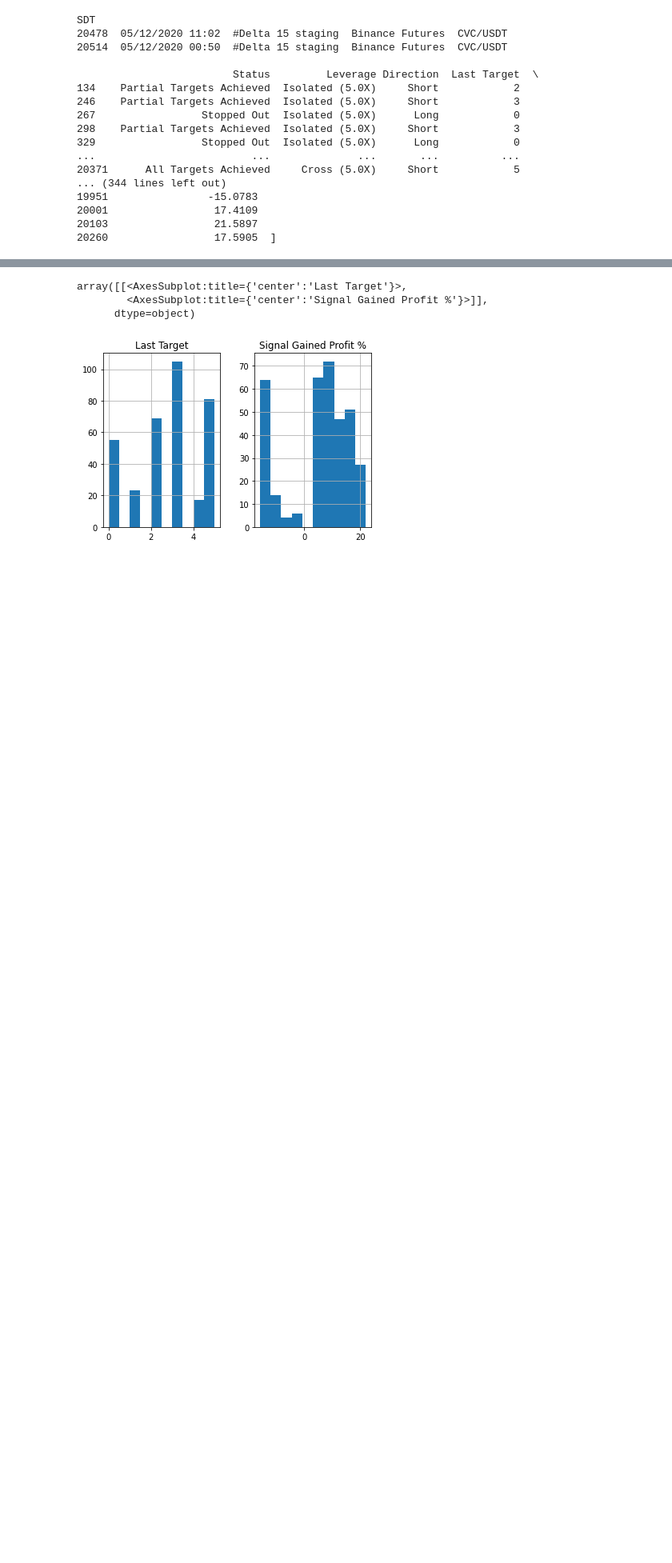
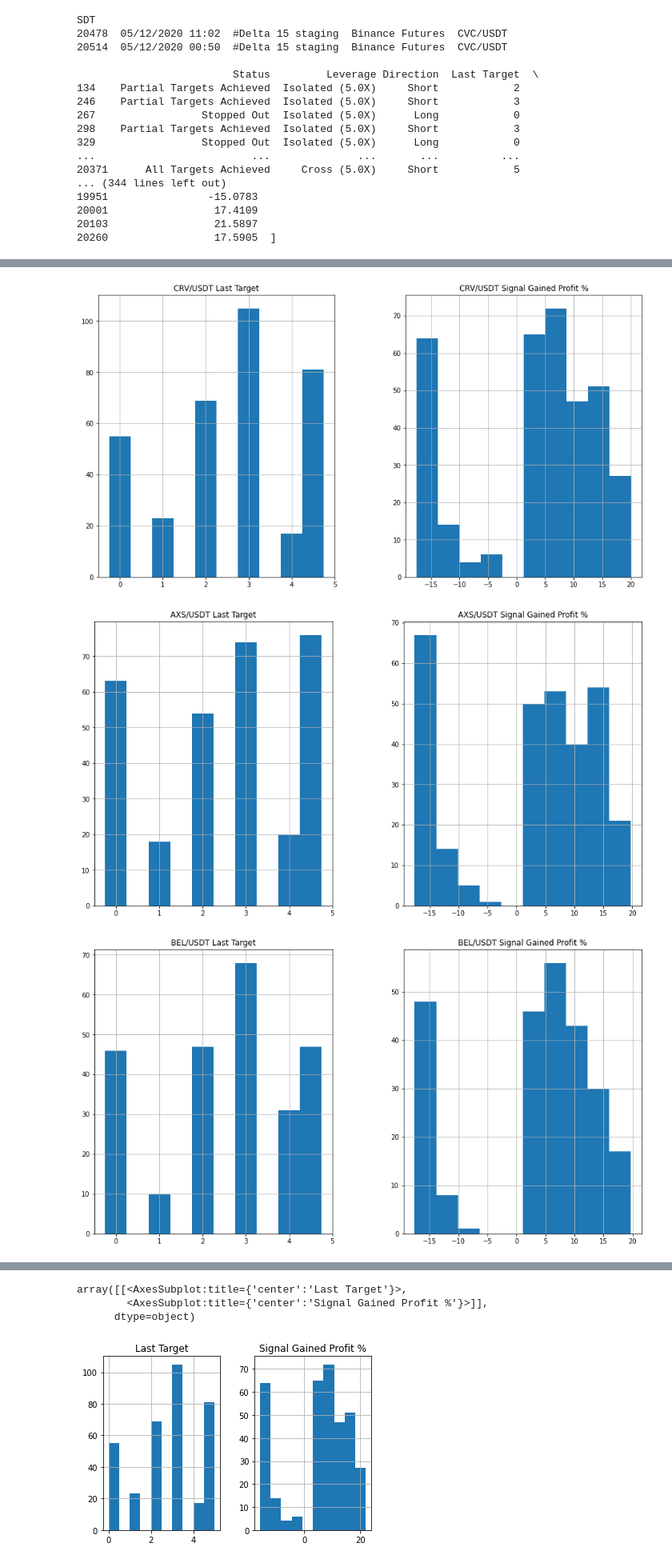
Before and after one commit to Toe971/Crypto-Bot-Data, a Jupyter notebook: delta.ipynb, the cells around one changed output, grey strips where cells are left out. Shown at 80% size. Saved outputs shown, nothing was run; the diff lists cells and outputs as text; code cells hidden in the pictures; blank space fills up the shorter version.

```diff
--- a/delta.ipynb
+++ b/delta.ipynb
@@ -79,15 +79,3 @@ SDT
 20001                 17.4109
 20103                 21.5897
 20260                 17.5905  ]
-# %%
-""" Plot out the coins, but having issues with the range of the axes"""
-# helper function to loop through the list of coin dataframes and plot each graph as a subplot
-%matplotlib inline
-
-def coin_subplot(x="Date", y="Last Target", list_to_loop=list_of_coin_df, kind="bar"):
-    for i in range(len(list_of_coin_df)):
-        coin_df = list_to_loop[i]
-        """ axs[i].bar(x, y, data=coin_df) """
-        coin_df.hist()
-
-coin_subplot()
@@ -107,0 +82,29 @@ coin_subplot()
+# %%
+""" Plot out the coins, but having issues with the range of the axes"""
+# helper function to loop through the list of coin dataframes and plot each graph as a subplot
+%matplotlib inline
+
+def coin_subplot(list_unique_coins=unique_coin_list, list_to_loop=list_of_coin_df):
+    # enumerate returns the index of the element, and the element of the iterable it is iterating through
+    # note that All but the last (righthand-most) bin is half-open. See documentation for more details.
+    # above is the reason that the last value on the right seems to stick to the second last value, i.e. 4 and 5 shud be separated but they are side by side for Last Target
+    for index, element in enumerate(list_to_loop):
+        coin_df = element
+        ax = coin_df.hist(
+            align="left",
+            figsize=(15, 8)
+            )
+        # print(ax) gives [[<AxesSubplot:title={'center':'Last Target'}> <AxesSubplot:title={'center':'Signal Gained Profit %'}>]]
+        # print(type(ax)) gives <class 'numpy.ndarray'>
+        # hence need to iterate through the np array, or select the sub element
+        # need to brush up on np array stuff...
+        ax[0][0].set_title("{0} Last Target".format(list_unique_coins[index]))
+        ax[0][1].set_title("{0} Signal Gained Profit %".format(list_unique_coins[index]))
+
+
+
+coin_subplot()
+# %% [output]
+[figure, added]
+[figure, added]
+[figure, added]
```
Also changed, not shown: parts of 2 cells of this notebook.
